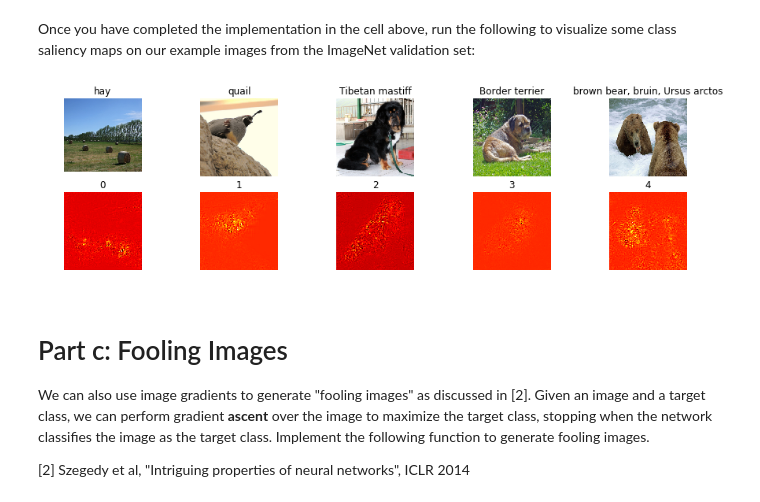
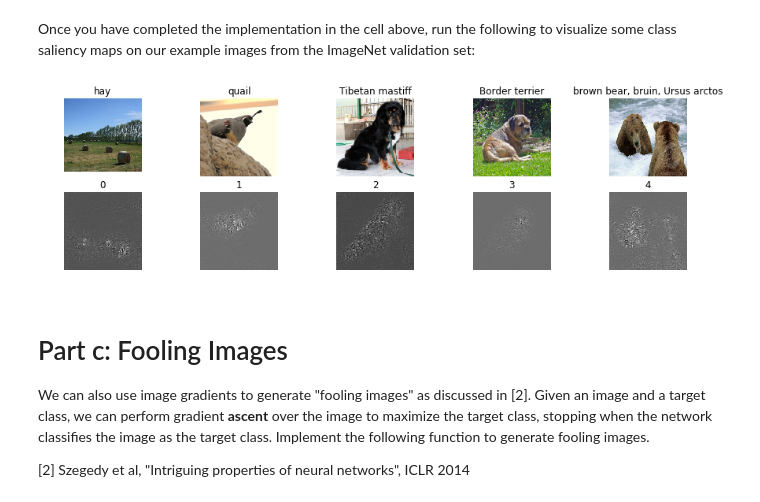
Before and after one commit to dcashon/spr2019_ee596, a Jupyter notebook: hw3/hw3_1.ipynb, the cells around one changed output. Drawn from its saved outputs; the diff is of its cells as text; code cells hidden in the pictures.

```diff
--- a/hw3/hw3_1.ipynb
+++ b/hw3/hw3_1.ipynb
@@ -265,21 +228,0 @@ array([[1.9472859e-10, 8.0785026e-13, 2.4203159e-12, ..., 4.0635195e-10,
-# %%
-# testing
-
-desired_class = scores[0, 500] # 500 is sample
-class_grad = tf.gradients(desired_class, [X])
-x_test = np.reshape(x[1], (1,224,224,3))
-y_test = np.reshape(y[1], (1))
-#f_dict = {X:x_test, Y:y_test}
-print('Target Class: \t' + str(500))
-print('Feed Class \t' + str(y_test))
-# try
-x_yolo = x_test.copy()
-lr = 2
-for i in range(400):
-    f_dict = {X: x_yolo, Y:y_test}      # feed image
-    yolo = sess.run(class_grad, f_dict) # compute class gradient
-    x_yolo += lr * (yolo[0] / np.linalg.norm(yolo[0]))
-    scolo = sess.run(tf.nn.softmax(scores), f_dict)    # update
-    print(scolo[0, 500]) # this should increase
-    print(scolo[0, 85])
-    print(np.argmax(scolo, axis=1))
@@ -313,27 +231,27 @@ Once you have completed the implementation in the cell above, run the following
 # %%
 def show_saliency_maps(x, y, X, Y, mask, scores, loss):
     mask = np.asarray(mask)
     xm = x[mask]
     ym = y[mask]
 
     saliency = compute_saliency_maps(xm,ym,X,Y,scores,loss)
 
     for i in range(mask.size):
         plt.subplot(2, mask.size, i + 1)
         plt.imshow(deprocess_image(xm[i]))
         plt.axis('off')
         plt.title(class_names[ym[i]])
         plt.subplot(2, mask.size, mask.size + i + 1)
         plt.title(mask[i])
-        plt.imshow(saliency[i], cmap=plt.cm.hot)
+        plt.imshow(saliency[i])
         plt.axis('off')
         plt.gcf().set_size_inches(15, 4)
     plt.show()
 
 mask = np.arange(5)
 show_saliency_maps(x, y, X,Y, mask,scores,loss)
 # %% [output]
-[figure, old version]
+[figure, new version]
 # %% [markdown]
 # Part c: Fooling Images
 We can also use image gradients to generate "fooling images" as discussed in [2]. Given an image and a target class, we can perform gradient **ascent** over the image to maximize the target class, stopping when the network classifies the image as the target class. Implement the following function to generate fooling images.
```
Also changed, not shown: parts of 11 cells of this notebook, 3 other files.
